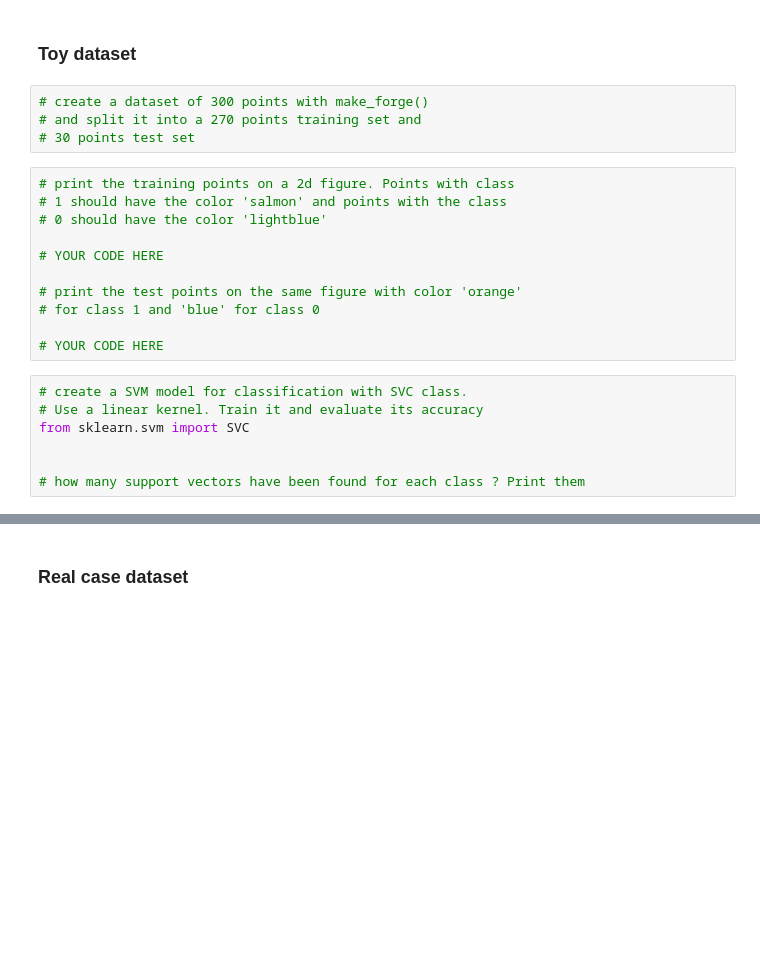
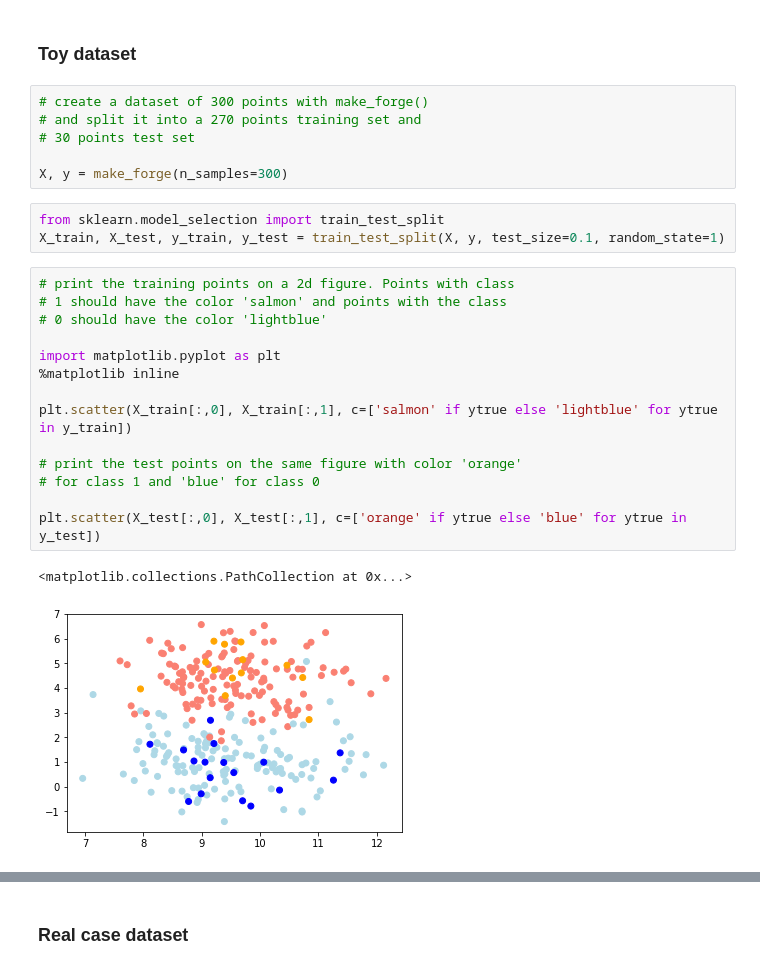
Before and after one commit to RaphaelChevasson/data-analysis, a Jupyter notebook: session-4/session-4.ipynb, the cells around one changed output, grey strips where cells are left out. Saved outputs shown, nothing was run; the diff lists cells and outputs as text; blank space fills up the shorter version.

```diff
--- a/session-4/session-4.ipynb
+++ b/session-4/session-4.ipynb
@@ -12,21 +14,25 @@ Run the script `datasets.py` like you did in the last notebook to load the funct
 # create a dataset of 300 points with make_forge()
 # and split it into a 270 points training set and
 # 30 points test set
+
+X, y = make_forge(n_samples=300)
+# %%
+from sklearn.model_selection import train_test_split
+X_train, X_test, y_train, y_test = train_test_split(X, y, test_size=0.1, random_state=1)
 # %%
 # print the training points on a 2d figure. Points with class
 # 1 should have the color 'salmon' and points with the class
 # 0 should have the color 'lightblue'
 
-# YOUR CODE HERE
+import matplotlib.pyplot as plt
+%matplotlib inline
+
+plt.scatter(X_train[:,0], X_train[:,1], c=['salmon' if ytrue else 'lightblue' for ytrue in y_train])
 
 # print the test points on the same figure with color 'orange'
 # for class 1 and 'blue' for class 0
 
-# YOUR CODE HERE
+plt.scatter(X_test[:,0], X_test[:,1], c=['orange' if ytrue else 'blue' for ytrue in y_test])
+# %% [output]
+<matplotlib.collections.PathCollection at 0x...>
+[figure, added]
-# %%
-# create a SVM model for classification with SVC class.
-# Use a linear kernel. Train it and evaluate its accuracy
-from sklearn.svm import SVC
-
-
-# how many support vectors have been found for each class ? Print them
```
Also changed, not shown: parts of 15 cells of this notebook, 2 other files.
